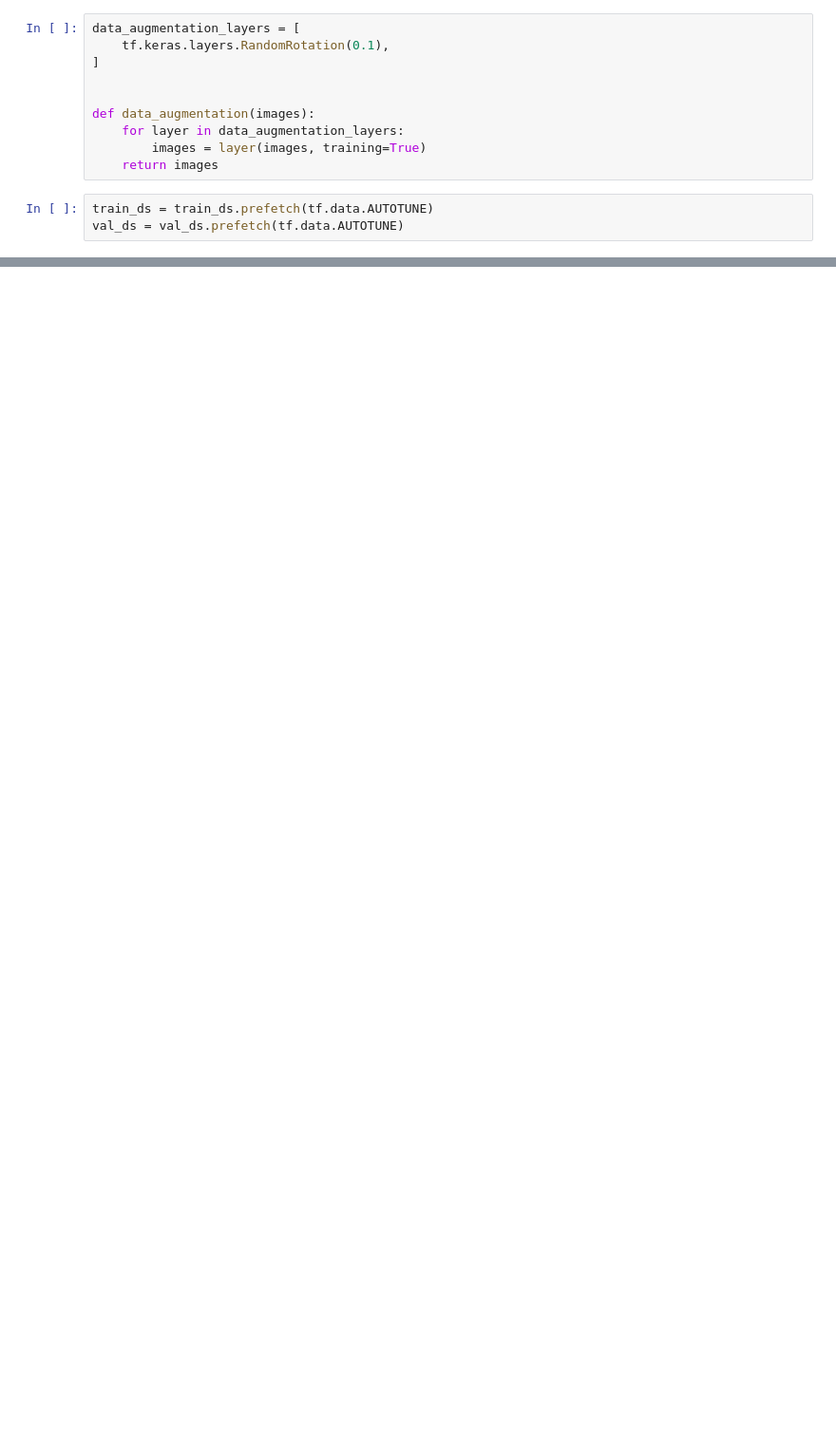
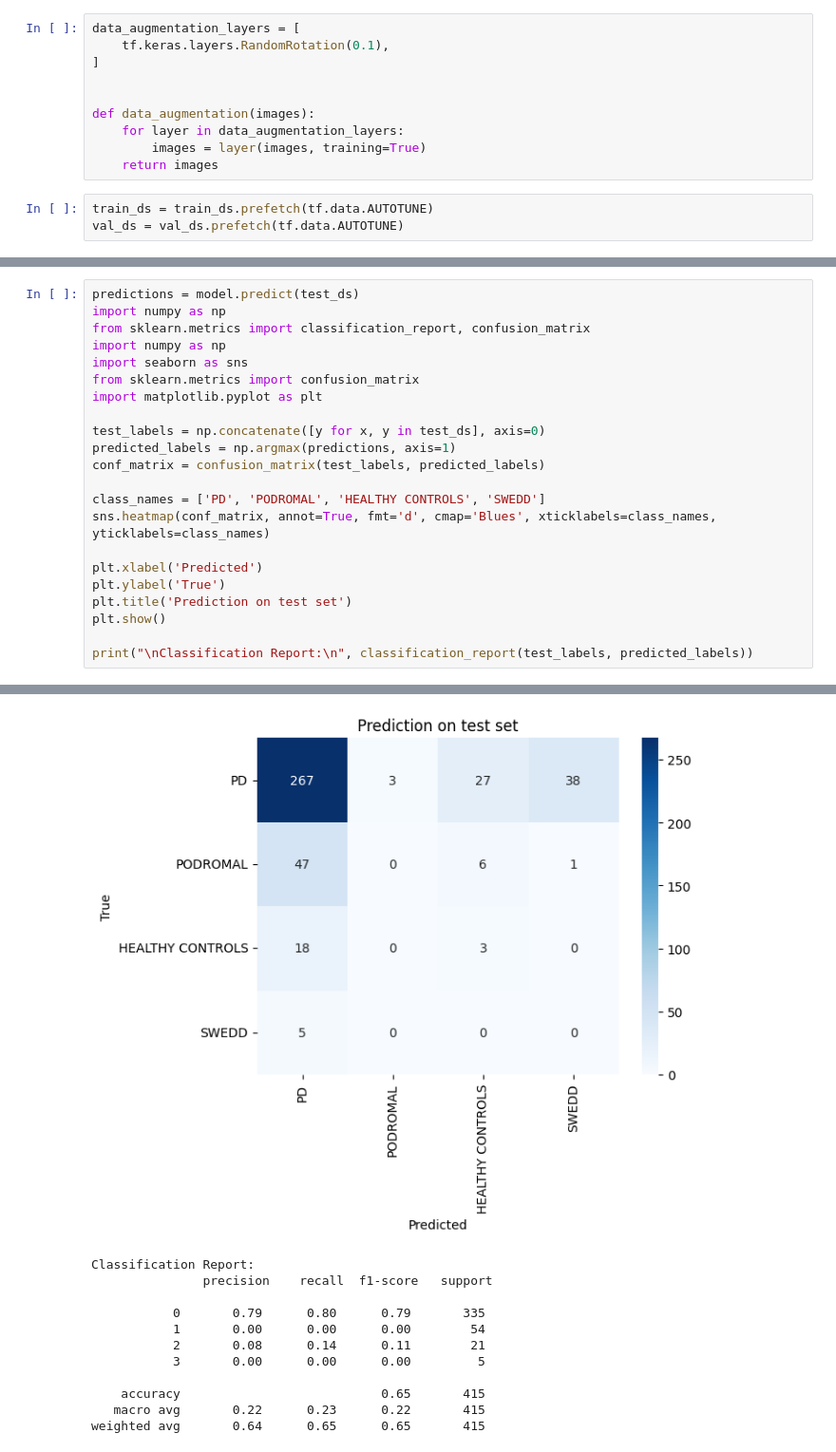
Before and after one commit to extremety1989/parkinson, a Jupyter notebook: main.ipynb, the cells around one changed output, grey strips where cells are left out. Shown: that part at 95% size. Saved outputs shown, nothing was run; the diff lists cells and outputs as text; blank space fills up the shorter version.

```diff
--- a/main.ipynb
+++ b/main.ipynb
@@ -599,0 +649,23 @@ weighted avg       0.65      0.81      0.72       415
+# %%
+predictions = model.predict(test_ds)
+import numpy as np
+from sklearn.metrics import classification_report, confusion_matrix
+import numpy as np
+import seaborn as sns
+from sklearn.metrics import confusion_matrix
+import matplotlib.pyplot as plt
+
+test_labels = np.concatenate([y for x, y in test_ds], axis=0)
+predicted_labels = np.argmax(predictions, axis=1)
+conf_matrix = confusion_matrix(test_labels, predicted_labels)
+
+class_names = ['PD', 'PODROMAL', 'HEALTHY CONTROLS', 'SWEDD']
+sns.heatmap(conf_matrix, annot=True, fmt='d', cmap='Blues', xticklabels=class_names, yticklabels=class_names)
+
+plt.xlabel('Predicted')
+plt.ylabel('True')
+plt.title('Prediction on test set')
+plt.show()
+
+print("\nClassification Report:\n", classification_report(test_labels, predicted_labels))
+# %% [output]
@@ -599,0 +673,12 @@ weighted avg       0.65      0.81      0.72       415
+[figure, added]
+Classification Report:
+               precision    recall  f1-score   support
+
+           0       0.79      0.80      0.79       335
+           1       0.00      0.00      0.00        54
+           2       0.08      0.14      0.11        21
+           3       0.00      0.00      0.00         5
+
+    accuracy                           0.65       415
+   macro avg       0.22      0.23      0.22       415
+weighted avg       0.64      0.65      0.65       415
```
Also changed, not shown: parts of 11 cells of this notebook, 24 other files.
